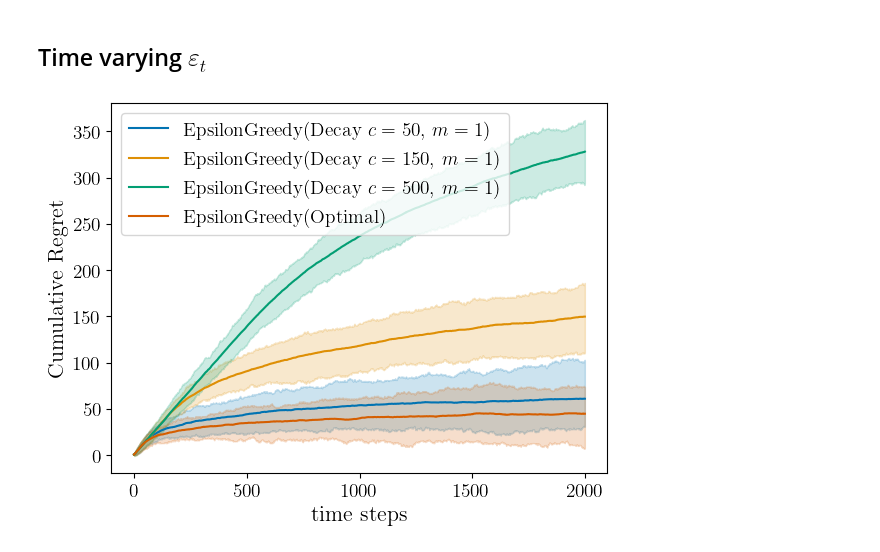
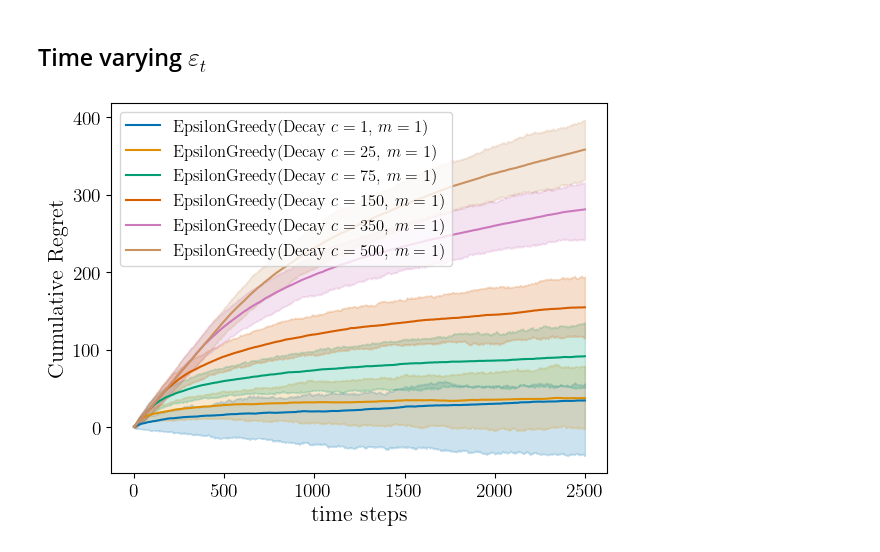
Before and after one commit to AugustinCablant/Advanced-ML, a Jupyter notebook: src/figuresEpsGreedy.ipynb, the cells around one changed output. Saved outputs shown, nothing was run; the diff lists cells and outputs as text; code cells hidden in the pictures.

```diff
--- a/src/figuresEpsGreedy.ipynb
+++ b/src/figuresEpsGreedy.ipynb
@@ -57,8 +60,7 @@ env = BernoulliBanditEnv(means = means)
 # %%
-#Initialization of eps-algo, with fixed epsilon
-eps1 = EpsilonGreedy(K=len(means), FixedEpsilon = False, decay_param=50, m = 1)
-eps2 = EpsilonGreedy(K=len(means), FixedEpsilon = False, decay_param=150, m = 1)
-eps3 = EpsilonGreedy(K=len(means), FixedEpsilon = False, decay_param=500, m = 1)
-epsOpti = EpsilonGreedy(K=len(means), Delta = 0.55, m = 1)
+epsAlgo = [EpsilonGreedy(K=len(means), FixedEpsilon = False, decay_param=1, m = 1),
+           EpsilonGreedy(K=len(means), FixedEpsilon = False, decay_param=25, m = 1),
+           EpsilonGreedy(K=len(means), FixedEpsilon = False, decay_param=75, m = 1),
+           EpsilonGreedy(K=len(means), FixedEpsilon = False, decay_param=150, m = 1),
+           EpsilonGreedy(K=len(means), FixedEpsilon = False, decay_param=350, m = 1),
+           EpsilonGreedy(K=len(means), FixedEpsilon = False, decay_param=500, m = 1)]
-# %%
-epsAlgo = [eps1, eps2, eps3, epsOpti]
@@ -65,8 +73,8 @@ epsAlgo = [eps1, eps2, eps3, epsOpti]
 # %%
 #Run experiments
-Nmc = 100  # Number of Monte Carlo simulations
-T = 2000  # Number of rounds
-all_data = experiment(env, epsAlgo, Nmc, T)
+Nmc = 250  # Number of Monte Carlo simulations
+T = 2500  # Number of rounds
+all_data = experiment(env, epsAlgo, Nmc, T, bern=True)
 # %%
 # Update rcParams
 plt.rcParams.update({
@@ -74,12 +82,12 @@ plt.rcParams.update({
     'axes.labelsize': 16,           # Label size for the axes
     'xtick.labelsize': 14,          # Label size for x-axis ticks
     'ytick.labelsize': 14,          # Label size for y-axis ticks
-    'legend.fontsize': 14,          # Font size for legend
+    'legend.fontsize': 12,          # Font size for legend
     'text.usetex': True,            # Use LaTeX for text rendering
     'font.family': 'serif',         # Use serif font (LaTeX default)
 })
 # %%
 #Plot results
-plot_regret(regrets = all_data, logscale = False, lb = None, q = 10, save_pdf='decayEps.pdf')
+plot_regret(regrets = all_data, logscale = False, lb = None, q = 10, save_pdf='baseEpsLearner.pdf')
 # %% [output]
-[figure, old version]
+[figure, new version]
```
Also changed, not shown: parts of 9 cells of this notebook, 3 other files.
